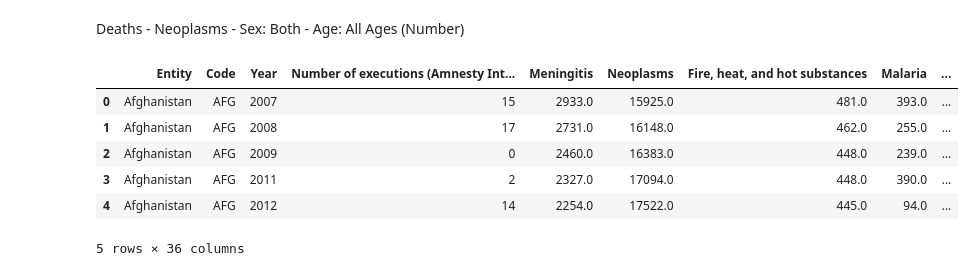
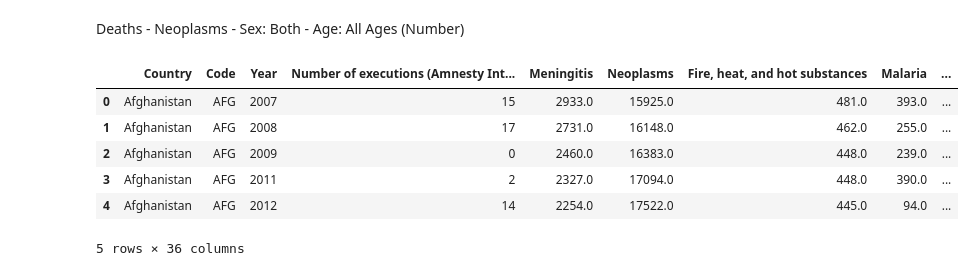
Before and after one commit to TanishaCooper/projectone_groupfour, a Jupyter notebook: HealthcarePy/test.ipynb, the cells around one changed output. Drawn from its saved outputs; the diff is of its cells as text; code cells hidden in the pictures.

```diff
--- a/HealthcarePy/test.ipynb
+++ b/HealthcarePy/test.ipynb
@@ -21,21 +29,23 @@ socio_df = pd.read_csv(socio_csv)
 # %% [markdown]
 Deaths - Neoplasms - Sex: Both - Age: All Ages (Number)
 # %%
-mortality_column_list = mortality_df.columns
-# mortality_column_list[6].replace("Deaths -","")
+# Renaming columns
+# Create list of existing columns
+column_list = mortality_df.columns
 
+# New column names
 new_mort_list = []
 
-for columns in range(len(mortality_column_list)):
-    new = mortality_column_list[columns].replace("Deaths - ","")
-    new_two = new.replace("- Sex: Both - Age: All Ages (Number)", "")
+for columns in range(len(column_list)):
+    new = column_list[columns].replace("Deaths - ","")
+    new_two = new.replace(" - Sex: Both - Age: All Ages (Number)", "")
     new_mort_list.append(new_two)
-# print(new_mort_list)
 # %%
 mortality_df.columns = new_mort_list
+mortality_df = mortality_df.rename(columns={'Entity':'Country'})
 mortality_df.head()
 # %% [output]
-|  | Entity | Code | Year | Number of executions (Amnesty Int... | Meningitis | Neoplasms | Fire, heat, and hot substances | Malaria | ... |
+|  | Country | Code | Year | Number of executions (Amnesty Int... | Meningitis | Neoplasms | Fire, heat, and hot substances | Malaria | ... |
 | 0 | Afghanistan | AFG | 2007 | 15 | 2933.0 | 15925.0 | 481.0 | 393.0 | ... |
 | 1 | Afghanistan | AFG | 2008 | 17 | 2731.0 | 16148.0 | 462.0 | 255.0 | ... |
 | 2 | Afghanistan | AFG | 2009 | 0 | 2460.0 | 16383.0 | 448.0 | 239.0 | ... |
```
Also changed, not shown: parts of 13 cells of this notebook.
